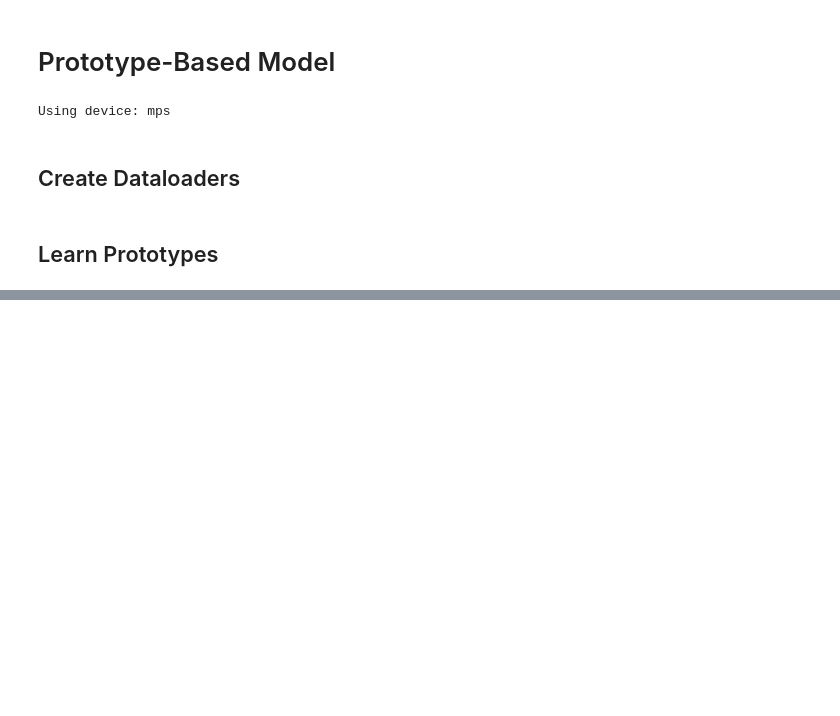
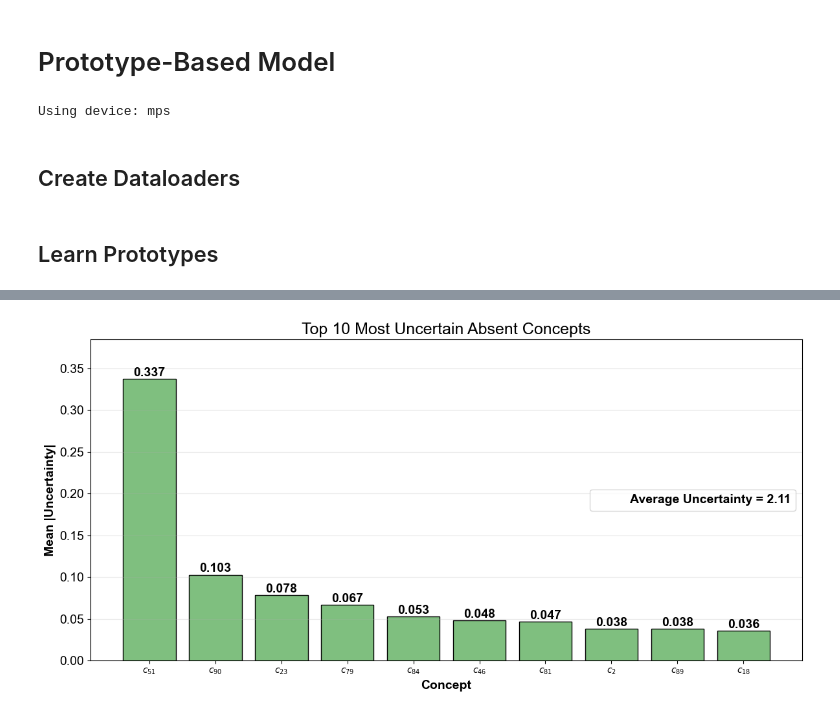
Before and after one commit to patbarry29/clpc-cbm-model, a Jupyter notebook: notebook/phase_2_with_explanation.ipynb, the cells around one changed output, grey strips where cells are left out. Drawn from its saved outputs; the diff is of its cells as text; code cells hidden in the pictures; blank space fills up the shorter version.

```diff
--- a/notebook/phase_2_with_explanation.ipynb
+++ b/notebook/phase_2_with_explanation.ipynb
@@ -388,0 +139,4 @@ Concept 15: 0.1152 (Higher than prototype)
+# %%
+prototypes = model.get_binary_prototypes().cpu().detach().numpy()
+predictions = predictions.cpu().detach().numpy()
+uncertainty_matrix = C_hat_test - prototypes[predictions]
@@ -388,0 +147,14 @@ Concept 15: 0.1152 (Higher than prototype)
+# %%
+present_concept_mask = prototypes[predictions]==1
+
+present_uncertainties = uncertainty_matrix * present_concept_mask
+absent_uncertainties = uncertainty_matrix * ~present_concept_mask
+
+concept_presence_counts = np.sum((present_uncertainties) != 0, axis=0)
+concept_absence_counts = np.sum((absent_uncertainties) != 0, axis=0)
+
+avg_present_uncertainty = (np.sum(present_uncertainties, axis=0)) / concept_presence_counts
+avg_absent_uncertainty = (np.sum(absent_uncertainties, axis=0)) / concept_absence_counts
+# %%
+sorted_present_indices = np.argsort(avg_present_uncertainty)
+sorted_absent_indices = np.argsort(avg_absent_uncertainty)[::-1]
@@ -388,0 +186,58 @@ Concept 15: 0.1152 (Higher than prototype)
+# %%
+# Compute mean absolute uncertainty per concept
+from matplotlib import pyplot as plt
+from matplotlib.patches import Patch
+
+
+mean_uncertainty = np.mean(np.abs(uncertainty_matrix), axis=0)
+
+# Get top 5 most uncertain and top 5 most certain indices and values
+# sorted_indices = np.argsort(mean_uncertainty)
+absent_values = avg_absent_uncertainty[sorted_absent_indices][:10]
+present_values = avg_present_uncertainty[sorted_present_indices][:10]
+# most_certain_indices = sorted_indices[:5][::-1]
+# most_uncertain_indices = sorted_indices[::-1][:5]
+
+# # Combine for plotting: most uncertain on the left, most certain on the right
+# combined_indices = np.concatenate([sorted_absent_indices[:5], sorted_present_indices[:5]])
+# combined_values = np.concatenate([absent_values, np.abs(present_values)])
+
+# Create labels
+labels = [fr'$c_{{{i+1}}}$' for i in sorted_absent_indices[:10]]
+# colors = ['#FF7F7F'] * 10
+colors = ['#7FBF7F'] * 10
+#  + ['#7FBF7F'] * 5
+
+# Plot
+plt.figure(figsize=(12,6))
+x = np.arange(10)
+plt.bar(x, absent_values, color=colors, edgecolor='black', linewidth=1, width=0.8)
+
+# Annotate values
+for i, val in enumerate(absent_values):
+    plt.text(i, val + 0.0001, f'{val:.3f}', ha='center', va='bottom', fontweight='bold', fontsize=14)
+
+# Formatting
+plt.xticks(x, labels)
+plt.xlabel('Concept', fontsize=14, fontweight='bold')
+
+plt.grid(axis='y', linestyle='-', alpha=0.3)
+limits = plt.ylim()
+plt.ylim(limits[0],limits[1]+0.03)
+plt.yticks(fontsize=14)
+plt.ylabel("Mean |Uncertainty|", fontsize=14, fontweight='bold')
+
+# plt.axvline(4.5, color='black', linestyle='--', linewidth=2, alpha=0.5)
+
+plt.title("Top 10 Most Uncertain Absent Concepts; Average Uncertainty = {np.sum(absent_uncertainties):.2f}", fontsize=18)
+legend_elements = [
+    Patch(facecolor='white', edgecolor='white', label=f'Average Uncertainty = {np.sum(mean_uncertainty):.2f}'),
+    # Patch(facecolor='#FF7F7F', edgecolor='black', label='Absent Concept'),
+    # Patch(facecolor='#7FBF7F', edgecolor='black', label='Present Concept')
+]
+
+# plt.legend(handles=legend_elements, loc='center right', prop={'family': 'sans-serif', 'weight': 'bold', 'size': 14})
+plt.tight_layout()
+plt.show()
+# %% [output]
+[figure, added]
```
Also changed, not shown: parts of 46 cells of this notebook.
